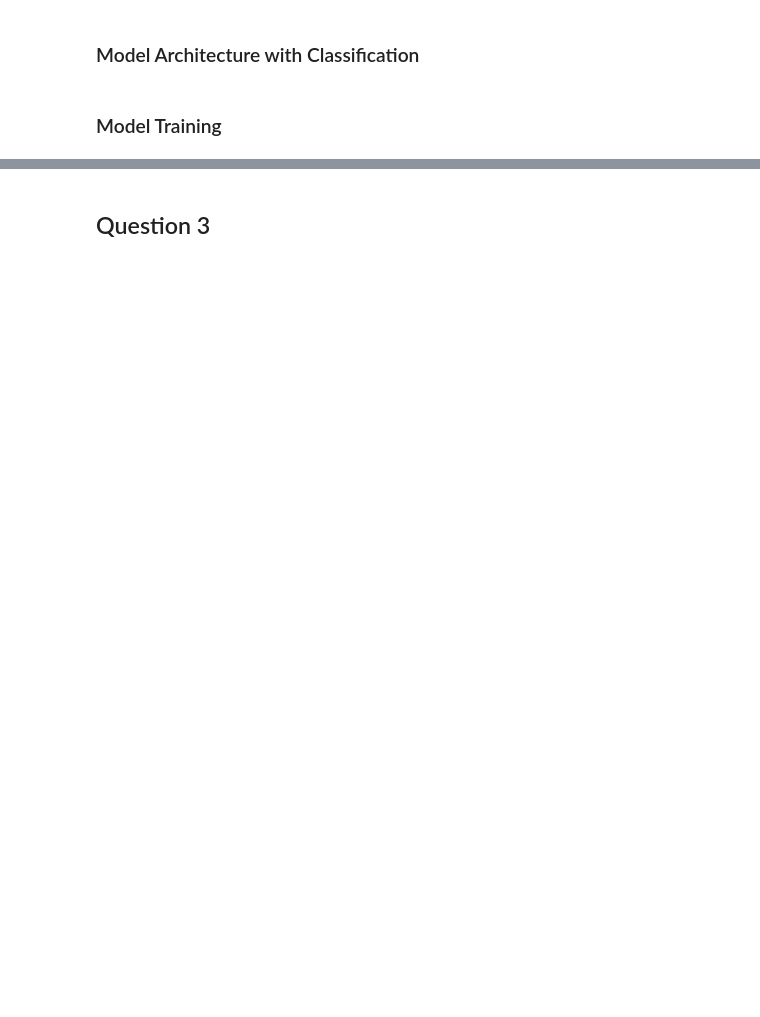
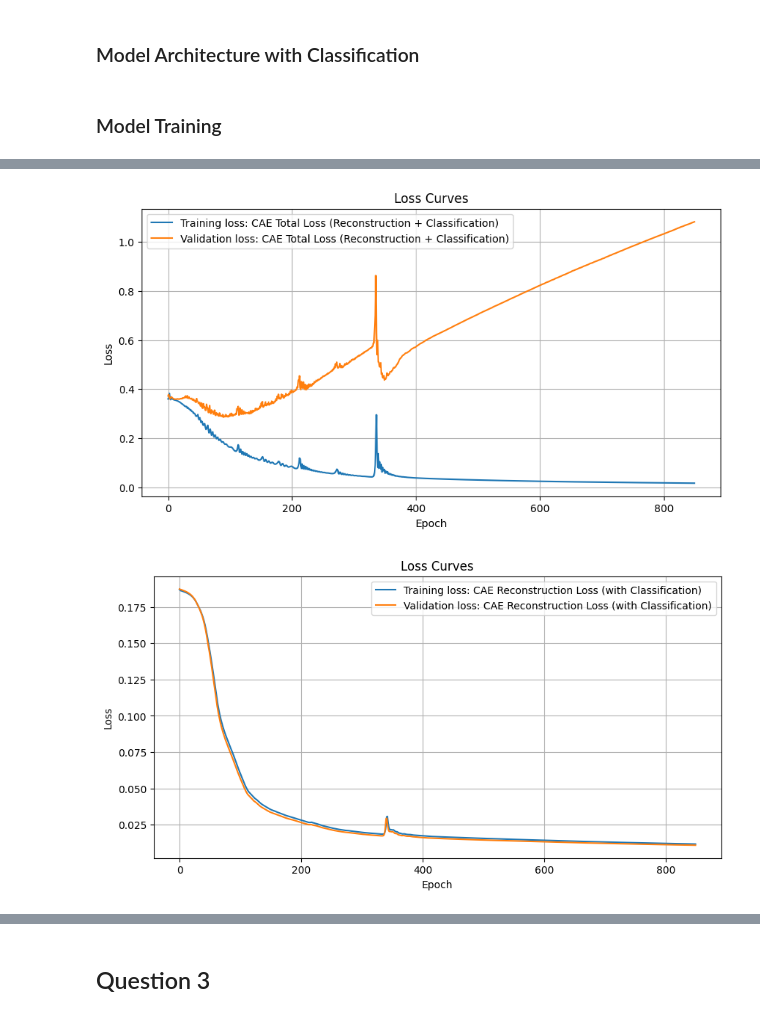
Before and after one commit to akashvshroff/cs449, a Jupyter notebook: hw2/hw2.ipynb, the cells around one changed output, grey strips where cells are left out. Cells and saved outputs as stored; diff of their text form; code cells hidden in the pictures; blank space fills up the shorter version.

```diff
--- a/hw2/hw2.ipynb
+++ b/hw2/hw2.ipynb
@@ -321,3 +365,19 @@ for id, row_text in enumerate(data["text"]):
+# %%
+import numpy as np
+
+processed_data = np.load("processed_data_classif.npy")
+processed_labels = np.load("class_labels_classif.npy")
+
+X_train, X_valid, X_test = processed_data[:600], processed_data[600:800], processed_data[800:1000]
+Y_train, Y_valid, Y_test = processed_labels[:600], processed_labels[600:800], processed_labels[800:1000]
+# %%
+X_train_tensor = normalize_create_tensor(X_train)
+X_valid_tensor = normalize_create_tensor(X_valid)
+X_test_tensor = normalize_create_tensor(X_test)
+
+Y_train_tensor = torch.from_numpy(Y_train).long()
+Y_test_tensor = torch.from_numpy(Y_test).long()
+Y_valid_tensor = torch.from_numpy(Y_valid).long()
 # %% [markdown]
 ### Model Architecture with Classification
 # %%
@@ -325,7 +385,7 @@ import torch
 import torch.nn as nn
 
 class ConvAutoEncoderWithClassifier(nn.Module):
-    def __init__(self, num_classes):
+    def __init__(self):
         super(ConvAutoEncoderWithClassifier, self).__init__()
 
         # Encoder
@@ -350,7 +410,7 @@ class ConvAutoEncoderWithClassifier(nn.Module):
         self.classifier = nn.Sequential(
             nn.Linear(32 * 16 * 16, 128),  # Flatten the encoder output and feed into classifier
             nn.ReLU(),
-            nn.Linear(128, num_classes)
+            nn.Linear(128, 2)
         )
 
     def forward(self, x):
@@ -365,3 +425,61 @@ class ConvAutoEncoderWithClassifier(nn.Module):
         return decoded, class_logits
 # %% [markdown]
 ### Model Training
+# %%
+import torch
+from torch import nn, optim
+
+cae_classif = ConvAutoEncoderWithClassifier()
+
+def train_cae_classif(X_train, Y_train, X_valid, Y_valid, lambda_val):
+
+    reconstruction_loss_fn = nn.MSELoss()
+    classification_loss_fn = nn.CrossEntropyLoss()
+
+    # Define the optimizer
+    lr = 0.001
+    epochs = 850
+    optimizer = optim.Adam(cae_classif.parameters(), lr)
+
+
+    train_losses = []
+    valid_losses = []
+
+    train_reconstruction_losses = []
+    valid_reconstruction_losses = []
+
+    for epoch in range(epochs):
+        cae_classif.train()
+
+        outputs, class_outputs = cae_classif(X_train)
+        reconstruction_loss = reconstruction_loss_fn(outputs, X_train)
+        classification_loss = classification_loss_fn(class_outputs, Y_train)
+        total_loss = reconstruction_loss + lambda_val * classification_loss
+
+        optimizer.zero_grad()
+        total_loss.backward()
+        optimizer.step()
+
+        cae_classif.eval()
+        with torch.no_grad():
+            valid_outputs, valid_class_outputs = cae_classif(X_valid)
+            valid_reconstruction_loss = reconstruction_loss_fn(valid_outputs, X_valid)
+            valid_classification_loss = classification_loss_fn(valid_class_outputs, Y_valid)
+            valid_total_loss = valid_reconstruction_loss + lambda_val * valid_classification_loss
+
+        train_losses.append(total_loss.detach().item())
+        valid_losses.append(valid_total_loss.item())
+        train_reconstruction_losses.append(reconstruction_loss.detach().item())
+        valid_reconstruction_losses.append(valid_reconstruction_loss.detach().item())
+
+        if not epoch % 10:
+            print(f"epoch: {epoch}, train total loss: {total_loss}, valid total loss: {valid_total_loss}")
+            print(f"epoch: {epoch}, train reconstruction loss: {reconstruction_loss}, valid reconstruction loss: {valid_reconstruction_loss}")
+
+    return train_losses, valid_losses, train_reconstruction_losses, valid_reconstruction_losses
+
+train_losses, valid_losses, train_reconstruction_losses, valid_reconstruction_losses = train_cae_classif(X_train_tensor, Y_train_tensor, X_valid_tensor, Y_valid_tensor, lambda_val = 0.25)
+plot_loss_curves(train_losses, valid_losses, "CAE Total Loss (Reconstruction + Classification)")
+print()
+plot_loss_curves(train_reconstruction_losses, valid_reconstruction_losses, "CAE Reconstruction Loss (with Classification)")
+# %% [output]
@@ -367,0 +503,2 @@ class ConvAutoEncoderWithClassifier(nn.Module):
+[figure, added]
+[figure, added]
```
Also changed, not shown: parts of 26 cells of this notebook, 3 other files.
